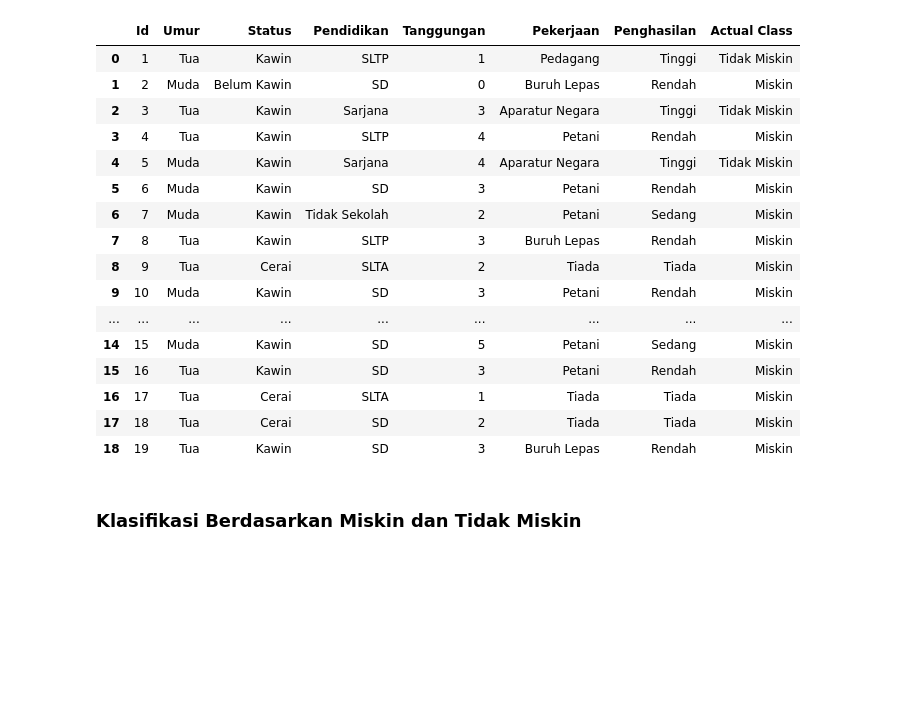
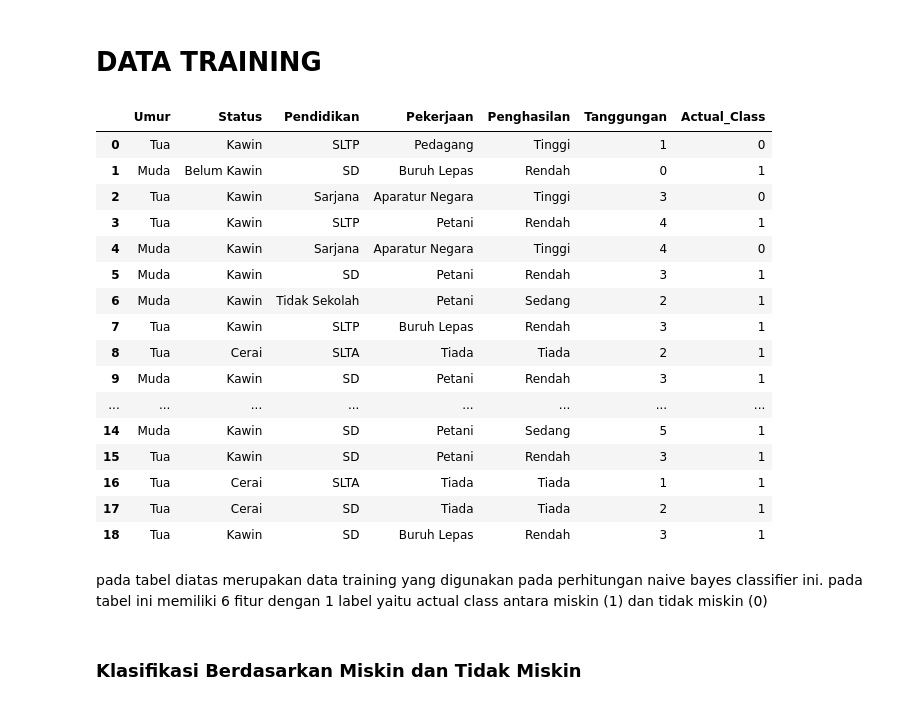
Before and after one commit to suryalynx/Pemodelan-dan-simulasi, a Jupyter notebook: TugasBesar.ipynb, the cells around one changed output. Cells and saved outputs as stored; diff of their text form; code cells hidden in the pictures; blank space fills up the shorter version.

```diff
--- a/TugasBesar.ipynb
+++ b/TugasBesar.ipynb
@@ -7,24 +79,28 @@ import pandas as pd
+# %% [markdown]
+# DATA TRAINING
 # %%
-data = pd.read_excel("tubes.xlsx")
+data = pd.read_excel("dataset.xlsx")
 data
 # %% [output]
-|  | Id | Umur | Status | Pendidikan | Tanggungan | Pekerjaan | Penghasilan | Actual Class |
-| 0 | 1 | Tua | Kawin | SLTP | 1 | Pedagang | Tinggi | Tidak Miskin |
-| 1 | 2 | Muda | Belum Kawin | SD | 0 | Buruh Lepas | Rendah | Miskin |
-| 2 | 3 | Tua | Kawin | Sarjana | 3 | Aparatur Negara | Tinggi | Tidak Miskin |
-| 3 | 4 | Tua | Kawin | SLTP | 4 | Petani | Rendah | Miskin |
-| 4 | 5 | Muda | Kawin | Sarjana | 4 | Aparatur Negara | Tinggi | Tidak Miskin |
-| 5 | 6 | Muda | Kawin | SD | 3 | Petani | Rendah | Miskin |
-| 6 | 7 | Muda | Kawin | Tidak Sekolah | 2 | Petani | Sedang | Miskin |
-| 7 | 8 | Tua | Kawin | SLTP | 3 | Buruh Lepas | Rendah | Miskin |
-| 8 | 9 | Tua | Cerai | SLTA | 2 | Tiada | Tiada | Miskin |
-| 9 | 10 | Muda | Kawin | SD | 3 | Petani | Rendah | Miskin |
-| ... | ... | ... | ... | ... | ... | ... | ... | ... |
-| 14 | 15 | Muda | Kawin | SD | 5 | Petani | Sedang | Miskin |
-| 15 | 16 | Tua | Kawin | SD | 3 | Petani | Rendah | Miskin |
-| 16 | 17 | Tua | Cerai | SLTA | 1 | Tiada | Tiada | Miskin |
-| 17 | 18 | Tua | Cerai | SD | 2 | Tiada | Tiada | Miskin |
-| 18 | 19 | Tua | Kawin | SD | 3 | Buruh Lepas | Rendah | Miskin |
+|  | Umur | Status | Pendidikan | Pekerjaan | Penghasilan | Tanggungan | Actual_Class |
+| 0 | Tua | Kawin | SLTP | Pedagang | Tinggi | 1 | 0 |
+| 1 | Muda | Belum Kawin | SD | Buruh Lepas | Rendah | 0 | 1 |
+| 2 | Tua | Kawin | Sarjana | Aparatur Negara | Tinggi | 3 | 0 |
+| 3 | Tua | Kawin | SLTP | Petani | Rendah | 4 | 1 |
+| 4 | Muda | Kawin | Sarjana | Aparatur Negara | Tinggi | 4 | 0 |
+| 5 | Muda | Kawin | SD | Petani | Rendah | 3 | 1 |
+| 6 | Muda | Kawin | Tidak Sekolah | Petani | Sedang | 2 | 1 |
+| 7 | Tua | Kawin | SLTP | Buruh Lepas | Rendah | 3 | 1 |
+| 8 | Tua | Cerai | SLTA | Tiada | Tiada | 2 | 1 |
+| 9 | Muda | Kawin | SD | Petani | Rendah | 3 | 1 |
+| ... | ... | ... | ... | ... | ... | ... | ... |
+| 14 | Muda | Kawin | SD | Petani | Sedang | 5 | 1 |
+| 15 | Tua | Kawin | SD | Petani | Rendah | 3 | 1 |
+| 16 | Tua | Cerai | SLTA | Tiada | Tiada | 1 | 1 |
+| 17 | Tua | Cerai | SD | Tiada | Tiada | 2 | 1 |
+| 18 | Tua | Kawin | SD | Buruh Lepas | Rendah | 3 | 1 |
+# %% [markdown]
+pada tabel diatas merupakan data training yang digunakan pada perhitungan naive bayes classifier ini. pada tabel ini memiliki 6 fitur dengan 1 label yaitu actual class antara miskin (1) dan tidak miskin (0)
 # %% [markdown]
 ### Klasifikasi Berdasarkan Miskin dan Tidak Miskin
 # %% [markdown]
```
Also changed, not shown: parts of 144 cells of this notebook, 3 other files.
